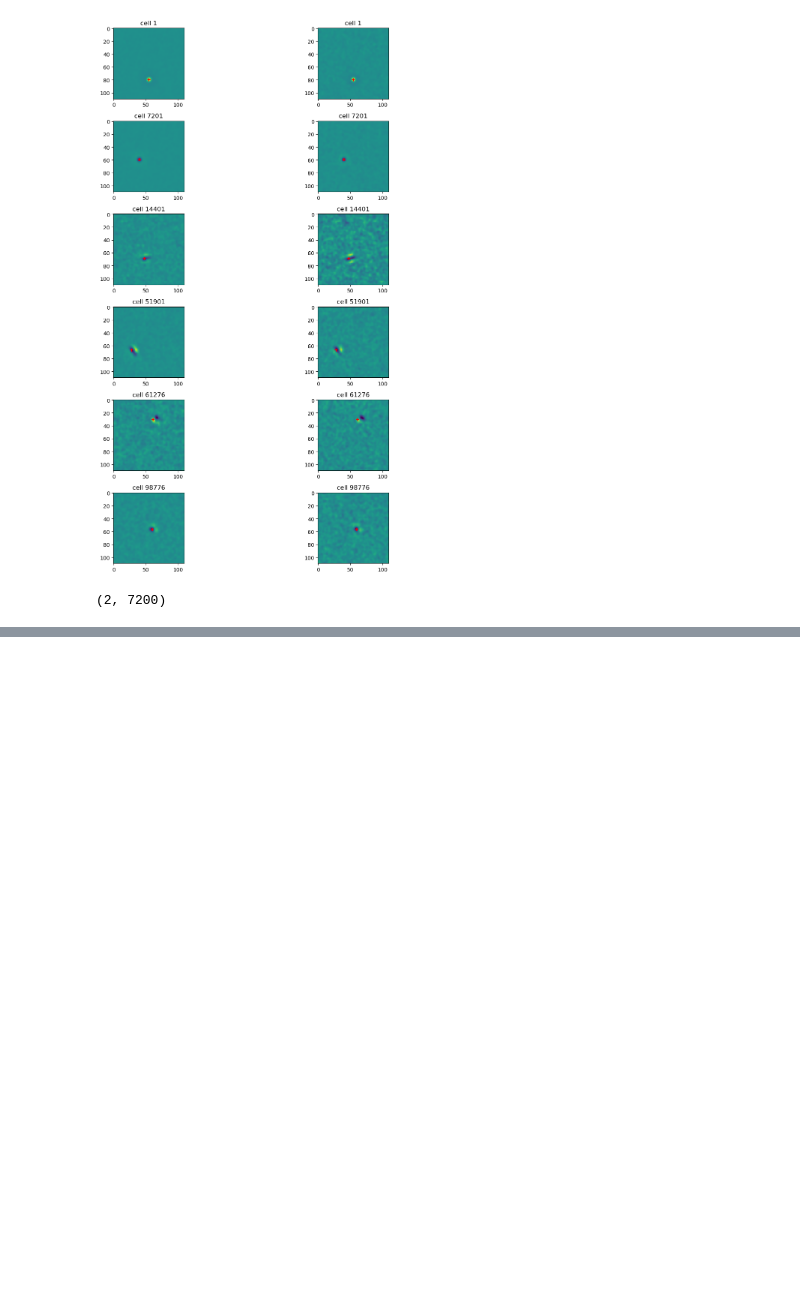
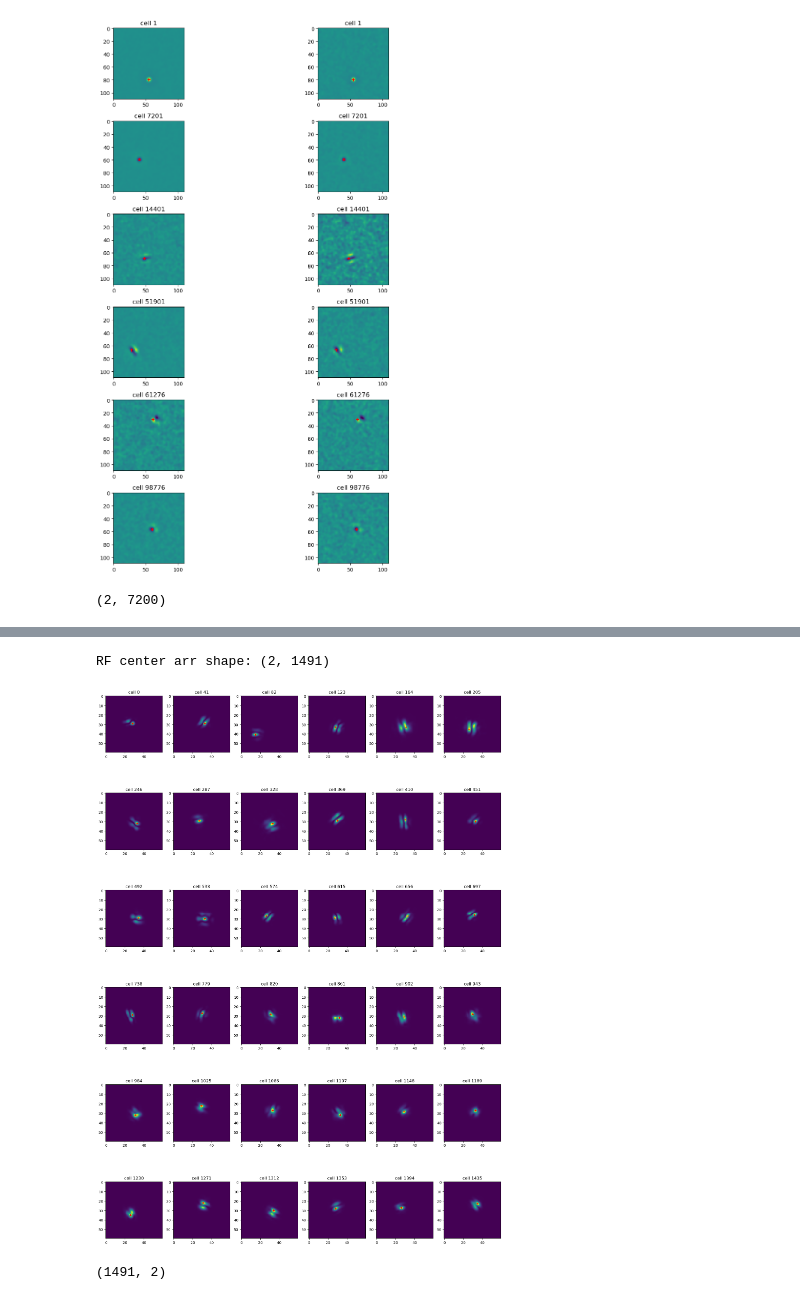
Before and after one commit to IsabelF98/Cloud_SynthData_Proj, a Jupyter notebook: RF_center_pos.ipynb, the cells around one changed output, grey strips where cells are left out. Cells and saved outputs as stored; diff of their text form; code cells hidden in the pictures; blank space fills up the shorter version.

```diff
--- a/RF_center_pos.ipynb
+++ b/RF_center_pos.ipynb
@@ -353,0 +386,28 @@ with open('data/all_neuron_RF_centers_in_deg.pkl', 'wb') as f:
+# %%
+rf_center = np.zeros((2,NC))
+for i in range(NC):
+    aux = np.unravel_index(np.argmax(gqm_var[:,:,i]), (L,L))
+    rf_center[0,i] = aux[0]
+    rf_center[1,i] = aux[1]
+print('RF center arr shape:', rf_center.shape)
+# %% [output]
+RF center arr shape: (2, 1491)
+# %%
+ss(6,6)
+jump = NC//(6*6)
+for i in range(36):
+    plt.subplot(6,6,i+1)
+    l = jump*i
+    imagesc(gqm_var[:,:,l])
+    plt.title('cell '+str(l))
+    plt.scatter(rf_center[0,l],rf_center[1,l],c='r',s=40,marker='+')
+    #plt.colorbar()
+plt.tight_layout()
+plt.show()
+# %% [output]
+[figure, added]
+# %%
+new_mu = utils.pixel2mu(rf_center.T, L=L)
+new_mu.shape
+# %% [output]
+(1491, 2)
```
Also changed, not shown: parts of 7 cells of this notebook, 5 other files.
